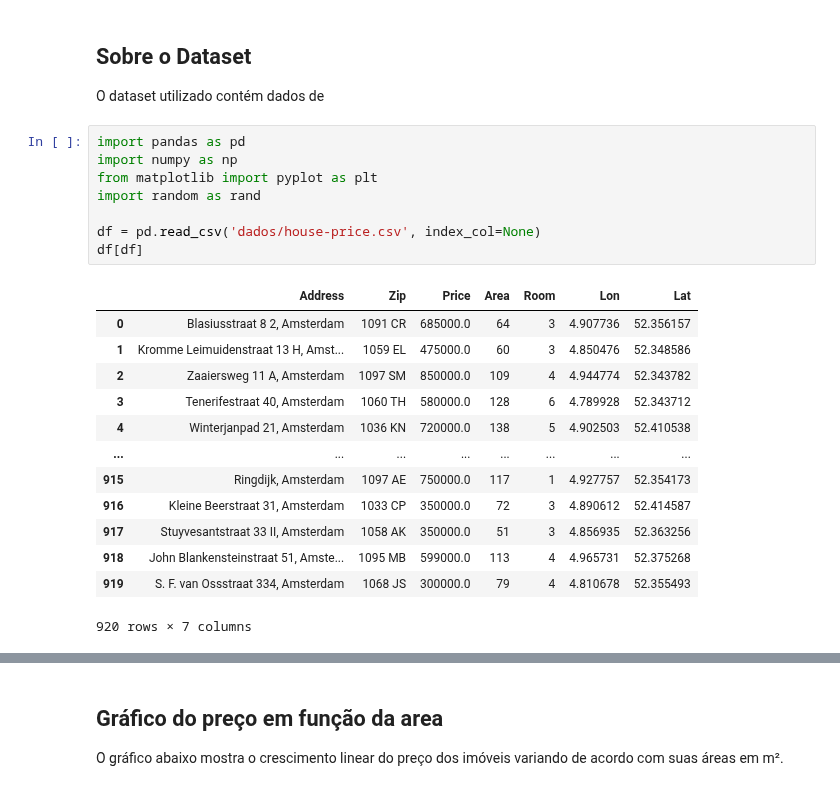
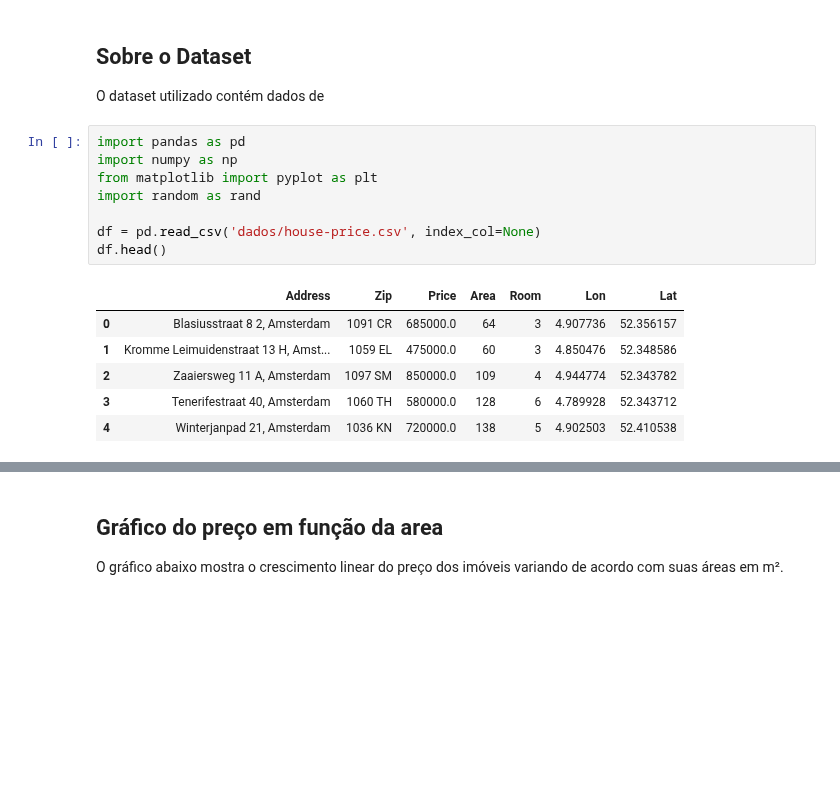
Before and after one commit to mathemaia/studies, a Jupyter notebook: Python/MachineLearning/LinearRegression/linearregression.ipynb, the cells around one changed output, grey strips where cells are left out. Drawn from its saved outputs; the diff is of its cells as text; blank space fills up the shorter version.

```diff
--- a/Python/MachineLearning/LinearRegression/linearregression.ipynb
+++ b/Python/MachineLearning/LinearRegression/linearregression.ipynb
@@ -5,22 +5,15 @@ O dataset utilizado contém dados de
 # %%
 import pandas as pd
 import numpy as np
 from matplotlib import pyplot as plt
 import random as rand
 
 df = pd.read_csv('dados/house-price.csv', index_col=None)
-df[df]
+df.head()
 # %% [output]
 |  | Address | Zip | Price | Area | Room | Lon | Lat |
 | 0 | Blasiusstraat 8 2, Amsterdam | 1091 CR | 685000.0 | 64 | 3 | 4.907736 | 52.356157 |
 | 1 | Kromme Leimuidenstraat 13 H, Amst... | 1059 EL | 475000.0 | 60 | 3 | 4.850476 | 52.348586 |
 | 2 | Zaaiersweg 11 A, Amsterdam | 1097 SM | 850000.0 | 109 | 4 | 4.944774 | 52.343782 |
 | 3 | Tenerifestraat 40, Amsterdam | 1060 TH | 580000.0 | 128 | 6 | 4.789928 | 52.343712 |
 | 4 | Winterjanpad 21, Amsterdam | 1036 KN | 720000.0 | 138 | 5 | 4.902503 | 52.410538 |
-| ... | ... | ... | ... | ... | ... | ... | ... |
-| 915 | Ringdijk, Amsterdam | 1097 AE | 750000.0 | 117 | 1 | 4.927757 | 52.354173 |
-| 916 | Kleine Beerstraat 31, Amsterdam | 1033 CP | 350000.0 | 72 | 3 | 4.890612 | 52.414587 |
-| 917 | Stuyvesantstraat 33 II, Amsterdam | 1058 AK | 350000.0 | 51 | 3 | 4.856935 | 52.363256 |
-| 918 | John Blankensteinstraat 51, Amste... | 1095 MB | 599000.0 | 113 | 4 | 4.965731 | 52.375268 |
-| 919 | S. F. van Ossstraat 334, Amsterdam | 1068 JS | 300000.0 | 79 | 4 | 4.810678 | 52.355493 |
-920 rows × 7 columns
```
Also changed, not shown: parts of 3 cells of this notebook.
